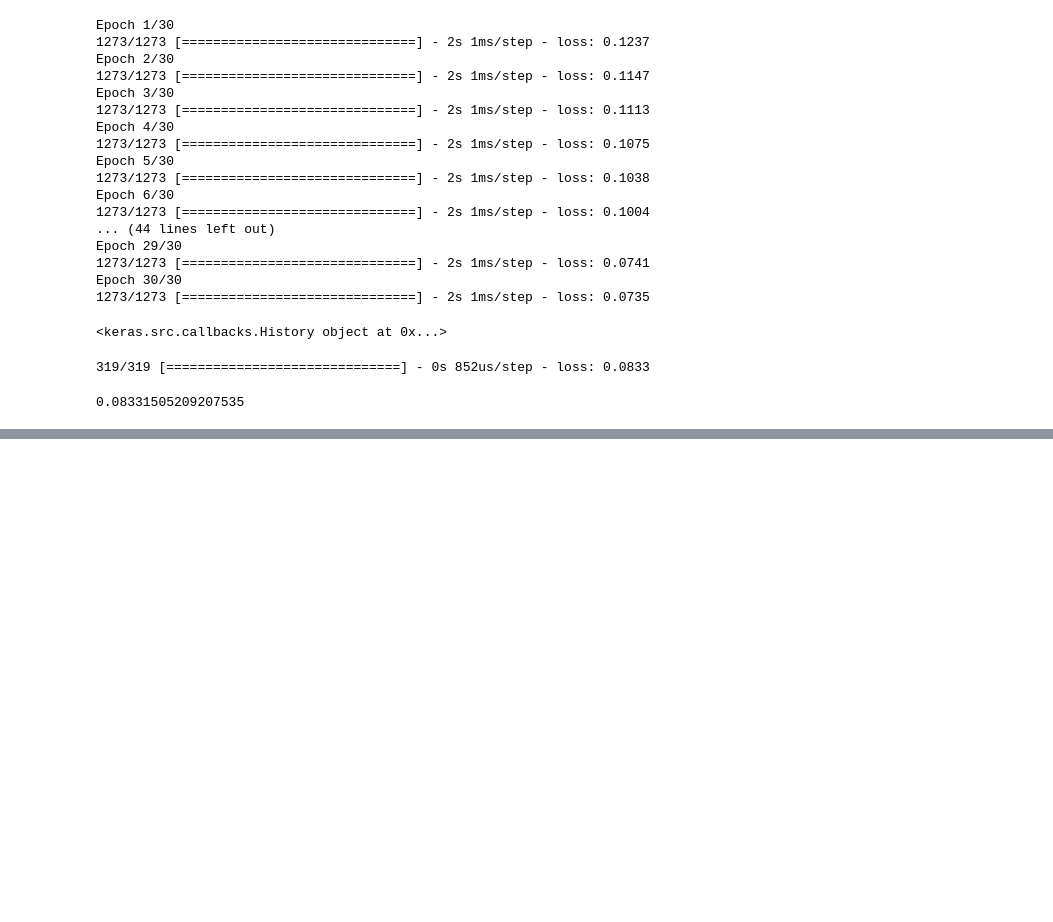
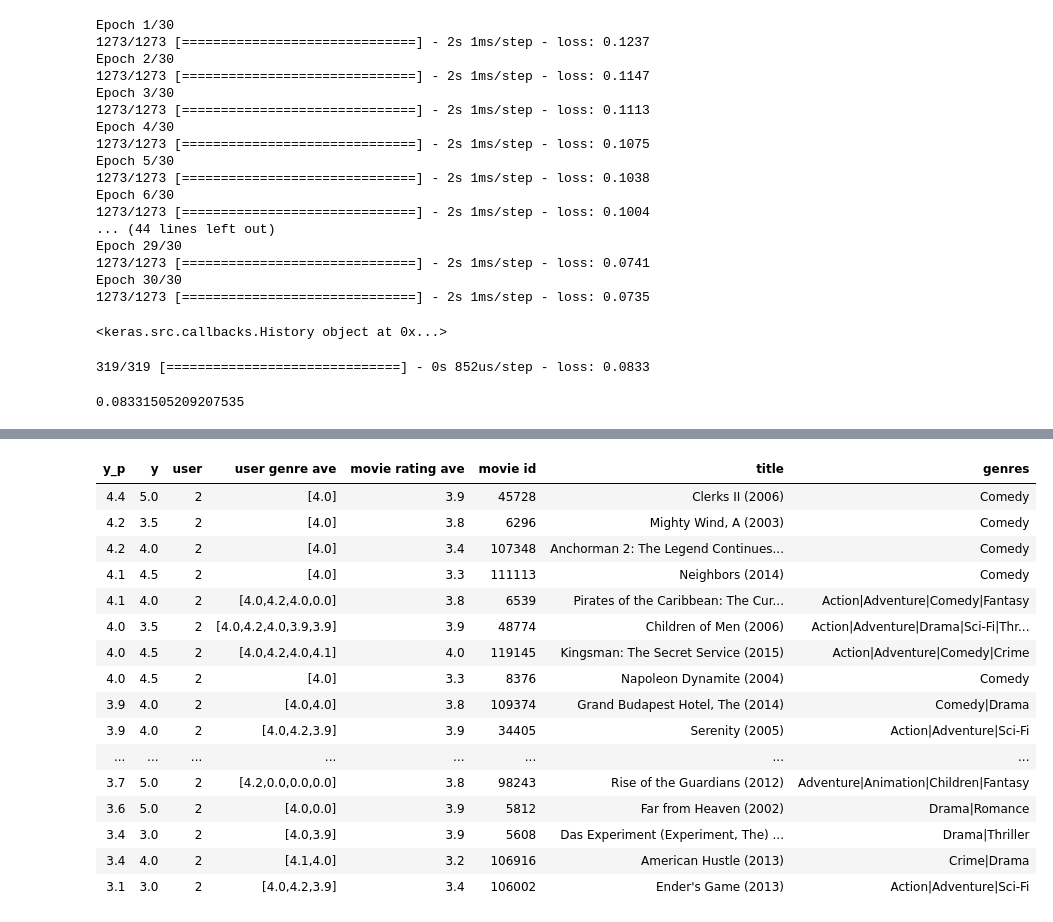
Before and after one commit to raviraj4/RecomSysAlgo, a Jupyter notebook: RecSystemNN.ipynb, the cells around one changed output, grey strips where cells are left out. Drawn from its saved outputs; the diff is of its cells as text; code cells hidden in the pictures; blank space fills up the shorter version.

Commit message:
added feature to recommend to new user and existing user

```diff
--- a/RecSystemNN.ipynb
+++ b/RecSystemNN.ipynb
@@ -214,0 +238,15 @@ model.evaluate([user_test[:, u_s:], item_test[:, i_s:]], y_test)
+# %%
+user_vecs = gen_user_vecs(user_vec,len(item_vecs))
+
+suser_vecs = scalerUser.transform(user_vecs)
+sitem_vecs = scalerItem.transform(item_vecs)
+
+y_p = model.predict([suser_vecs[:,u_s:], sitem_vecs[:,i_s:]])
+
+y_pu = scalerTarget.inverse_transform(y_p)
+
+sorted_index = np.argsort(-y_pu, axis=0).reshape(-1).tolist()
+sorted_ypu = y_pu[sorted_index]
+sorted_items = item_vecs[sorted_index]
+
+print_pred_movies(sorted_ypu, sorted_items, movie_dict, max)
@@ -214,0 +272,19 @@ model.evaluate([user_test[:, u_s:], item_test[:, i_s:]], y_test)
+# %%
+uid = 2
+
+user_vecs, y_vecs = get_user_vecs(uid, user_tr_unscaled, item_vecs, user_to_genre)
+suser_vecs = scalerUser.transform(user_vecs)
+sitem_vecs = scalerItem.transform(item_vecs)
+
+y_p = model.predict([suser_vecs[:, u_s:], sitem_vecs[:, i_s:]])
+
+y_pu = scalerTarget.inverse_transform(y_p)
+
+sorted_index = np.argsort(-y_pu, axis=0).reshape(-1).tolist()
+sorted_ypu = y_pu[sorted_index]
+sorted_item = item_vecs[sorted_index]
+sorted_user = user_vecs[sorted_index]
+sorted_y = y_vecs[sorted_index]
+
+print_existing_user(sorted_ypu, sorted_y.reshape(-1,1), sorted_user, sorted_items, ivs, uvs, movie_dict, maxcount = 50)
+# %% [output]
@@ -214,0 +292,17 @@ model.evaluate([user_test[:, u_s:], item_test[:, i_s:]], y_test)
+| y_p | y | user | user genre ave | movie rating ave | movie id | title | genres |
+| 4.4 | 5.0 | 2 | [4.0] | 3.9 | 45728 | Clerks II (2006) | Comedy |
+| 4.2 | 3.5 | 2 | [4.0] | 3.8 | 6296 | Mighty Wind, A (2003) | Comedy |
+| 4.2 | 4.0 | 2 | [4.0] | 3.4 | 107348 | Anchorman 2: The Legend Continues... | Comedy |
+| 4.1 | 4.5 | 2 | [4.0] | 3.3 | 111113 | Neighbors (2014) | Comedy |
+| 4.1 | 4.0 | 2 | [4.0,4.2,4.0,0.0] | 3.8 | 6539 | Pirates of the Caribbean: The Cur... | Action|Adventure|Comedy|Fantasy |
+| 4.0 | 3.5 | 2 | [4.0,4.2,4.0,3.9,3.9] | 3.9 | 48774 | Children of Men (2006) | Action|Adventure|Drama|Sci-Fi|Thr... |
+| 4.0 | 4.5 | 2 | [4.0,4.2,4.0,4.1] | 4.0 | 119145 | Kingsman: The Secret Service (2015) | Action|Adventure|Comedy|Crime |
+| 4.0 | 4.5 | 2 | [4.0] | 3.3 | 8376 | Napoleon Dynamite (2004) | Comedy |
+| 3.9 | 4.0 | 2 | [4.0,4.0] | 3.8 | 109374 | Grand Budapest Hotel, The (2014) | Comedy|Drama |
+| 3.9 | 4.0 | 2 | [4.0,4.2,3.9] | 3.9 | 34405 | Serenity (2005) | Action|Adventure|Sci-Fi |
+| ... | ... | ... | ... | ... | ... | ... | ... |
+| 3.7 | 5.0 | 2 | [4.2,0.0,0.0,0.0] | 3.8 | 98243 | Rise of the Guardians (2012) | Adventure|Animation|Children|Fantasy |
+| 3.6 | 5.0 | 2 | [4.0,0.0] | 3.9 | 5812 | Far from Heaven (2002) | Drama|Romance |
+| 3.4 | 3.0 | 2 | [4.0,3.9] | 3.9 | 5608 | Das Experiment (Experiment, The) ... | Drama|Thriller |
+| 3.4 | 4.0 | 2 | [4.1,4.0] | 3.2 | 106916 | American Hustle (2013) | Crime|Drama |
+| 3.1 | 3.0 | 2 | [4.0,4.2,3.9] | 3.4 | 106002 | Ender's Game (2013) | Action|Adventure|Sci-Fi |
```
Also changed, not shown: parts of 3 cells of this notebook.
